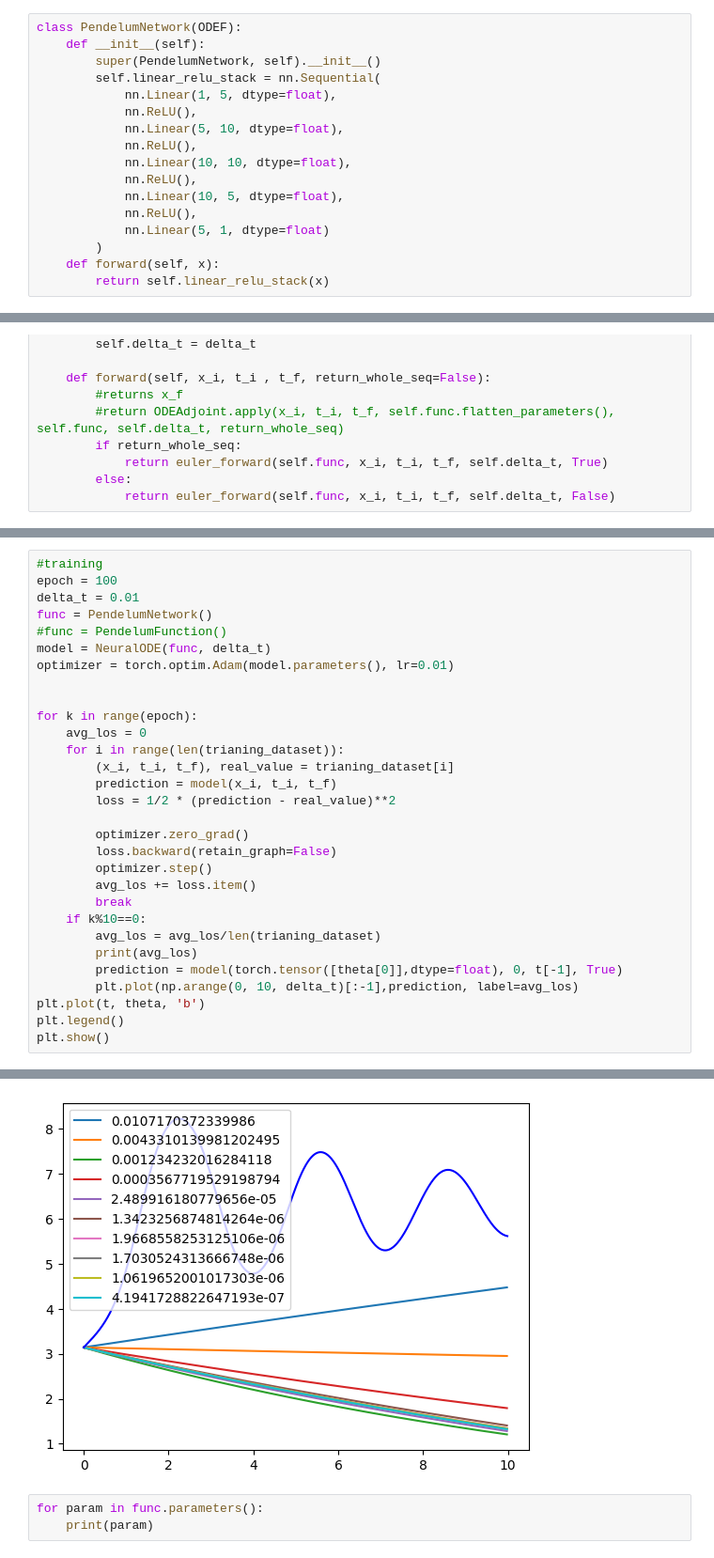
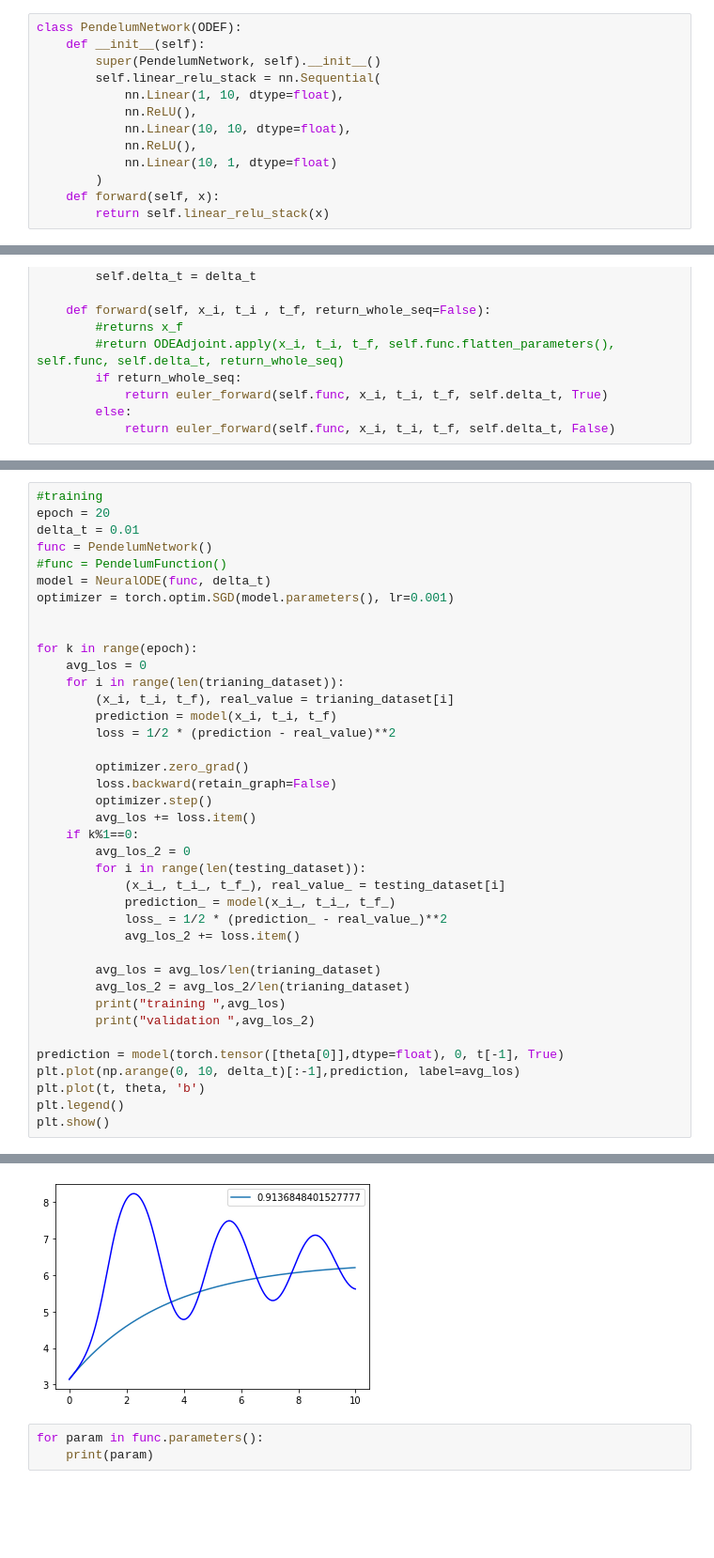
Before and after one commit to MagicMonti/NeuralODE, a Jupyter notebook: test.ipynb, the cells around one changed output, grey strips where cells are left out. Shown: that part at 94% size. Cells and saved outputs as stored; diff of their text form; blank space fills up the shorter version.

```diff
--- a/test.ipynb
+++ b/test.ipynb
@@ -91,15 +92,11 @@ class PendelumNetwork(ODEF):
     def __init__(self):
         super(PendelumNetwork, self).__init__()
         self.linear_relu_stack = nn.Sequential(
-            nn.Linear(1, 5, dtype=float),
-            nn.ReLU(),
-            nn.Linear(5, 10, dtype=float),
+            nn.Linear(1, 10, dtype=float),
             nn.ReLU(),
             nn.Linear(10, 10, dtype=float),
             nn.ReLU(),
-            nn.Linear(10, 5, dtype=float),
-            nn.ReLU(),
-            nn.Linear(5, 1, dtype=float)
+            nn.Linear(10, 1, dtype=float)
         )
     def forward(self, x):
         return self.linear_relu_stack(x)
@@ -198,12 +215,12 @@ len(trianing_dataset)
 75
 # %%
 #training
-epoch = 100
+epoch = 20
 delta_t = 0.01
 func = PendelumNetwork()
 #func = PendelumFunction()
 model = NeuralODE(func, delta_t)
-optimizer = torch.optim.Adam(model.parameters(), lr=0.01)
+optimizer = torch.optim.SGD(model.parameters(), lr=0.001)
 
 
 for k in range(epoch):
@@ -217,12 +234,21 @@ for k in range(epoch):
         loss.backward(retain_graph=False)
         optimizer.step()
         avg_los += loss.item()
-        break
-    if k%10==0:
+    if k%1==0:
+        avg_los_2 = 0
+        for i in range(len(testing_dataset)):
+            (x_i_, t_i_, t_f_), real_value_ = testing_dataset[i]
+            prediction_ = model(x_i_, t_i_, t_f_)
+            loss_ = 1/2 * (prediction_ - real_value_)**2
+            avg_los_2 += loss.item()
+
         avg_los = avg_los/len(trianing_dataset)
-        print(avg_los)
-        prediction = model(torch.tensor([theta[0]],dtype=float), 0, t[-1], True)
-        plt.plot(np.arange(0, 10, delta_t)[:-1],prediction, label=avg_los)
+        avg_los_2 = avg_los_2/len(trianing_dataset)
+        print("training ",avg_los)
+        print("validation ",avg_los_2)
+
+prediction = model(torch.tensor([theta[0]],dtype=float), 0, t[-1], True)
+plt.plot(np.arange(0, 10, delta_t)[:-1],prediction, label=avg_los)
 plt.plot(t, theta, 'b')
 plt.legend()
 plt.show()
@@ -240,4 +273,4 @@ plt.show()
-[figure, old version]
+[figure, new version]
 # %%
 for param in func.parameters():
     print(param)
```
Also changed, not shown: parts of 7 cells of this notebook.
